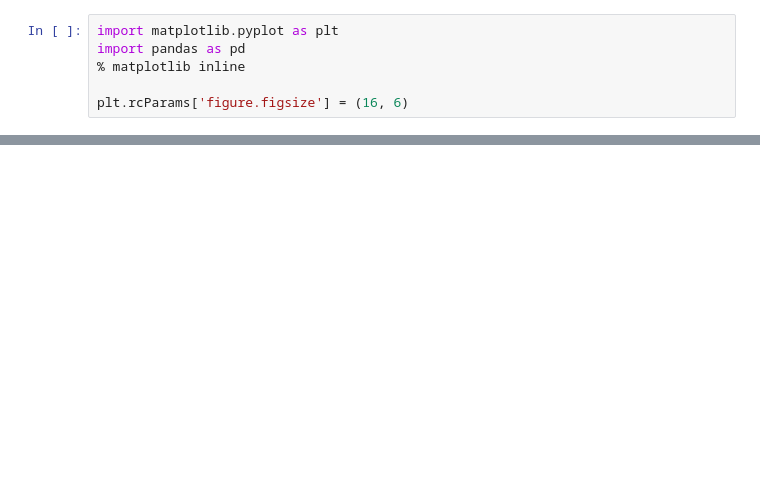
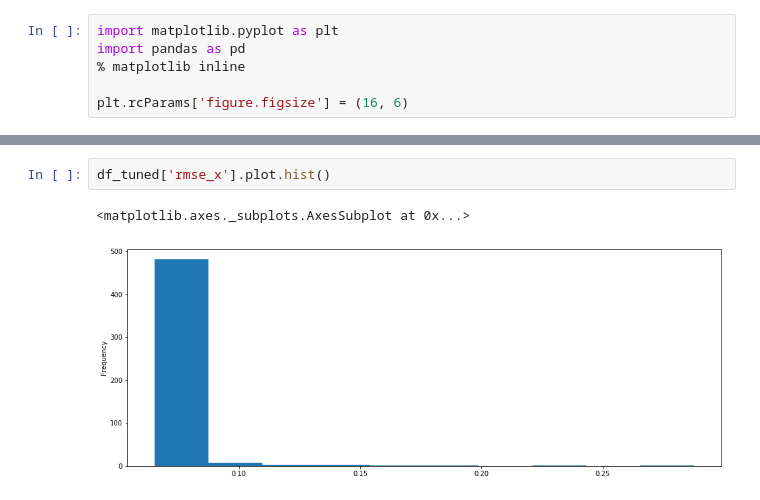
Before and after one commit to volkodava/CarND-Unscented-Kalman-Filter-Project, a Jupyter notebook: data_analysis.ipynb, the cells around one changed output, grey strips where cells are left out. Drawn from its saved outputs; the diff is of its cells as text; blank space fills up the shorter version.

```diff
--- a/data_analysis.ipynb
+++ b/data_analysis.ipynb
@@ -78,0 +92,5 @@ ax2.legend(loc='center right')
+# %%
+df_tuned['rmse_x'].plot.hist()
+# %% [output]
+<matplotlib.axes._subplots.AxesSubplot at 0x...>
+[figure, added]
```
Also changed, not shown: parts of 10 cells of this notebook, 4 other files.
